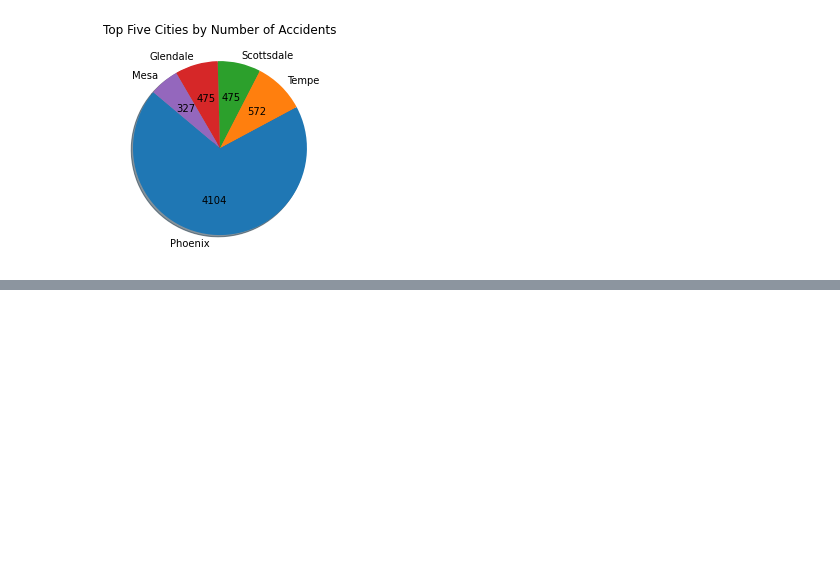
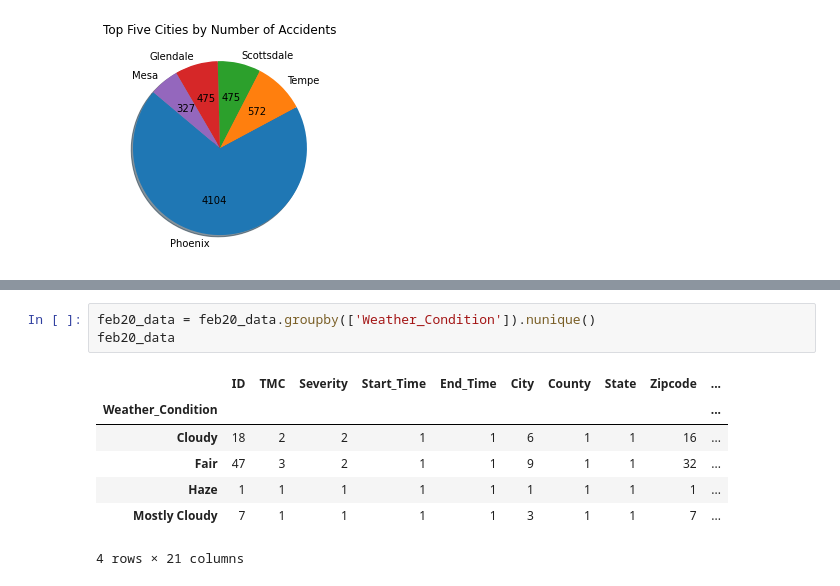
Before and after one commit to samantha8990/Project-1, a Jupyter notebook: JupiterNotebook.ipynb, the cells around one changed output, grey strips where cells are left out. Drawn from its saved outputs; the diff is of its cells as text; blank space fills up the shorter version.

```diff
--- a/JupiterNotebook.ipynb
+++ b/JupiterNotebook.ipynb
@@ -274,0 +265,11 @@ feb20_data = us_data_maricopa.loc[(us_data_maricopa['Start_Time'] == '2020-02-20
+# %%
+feb20_data = feb20_data.groupby(['Weather_Condition']).nunique()
+feb20_data
+# %% [output]
+|  | ID | TMC | Severity | Start_Time | End_Time | City | County | State | Zipcode | ... |
+| Weather_Condition |  |  |  |  |  |  |  |  |  | ... |
+| Cloudy | 18 | 2 | 2 | 1 | 1 | 6 | 1 | 1 | 16 | ... |
+| Fair | 47 | 3 | 2 | 1 | 1 | 9 | 1 | 1 | 32 | ... |
+| Haze | 1 | 1 | 1 | 1 | 1 | 1 | 1 | 1 | 1 | ... |
+| Mostly Cloudy | 7 | 1 | 1 | 1 | 1 | 3 | 1 | 1 | 7 | ... |
+4 rows × 21 columns
```
Also changed, not shown: parts of 5 cells of this notebook.
